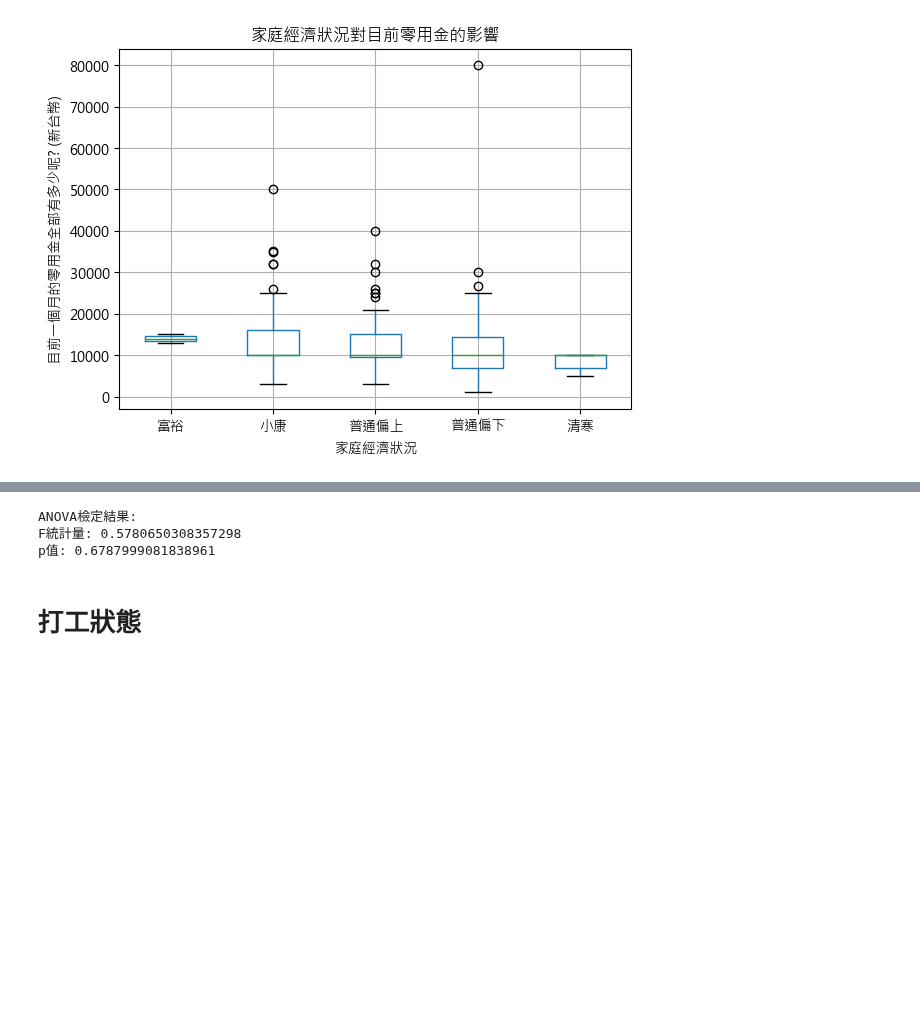
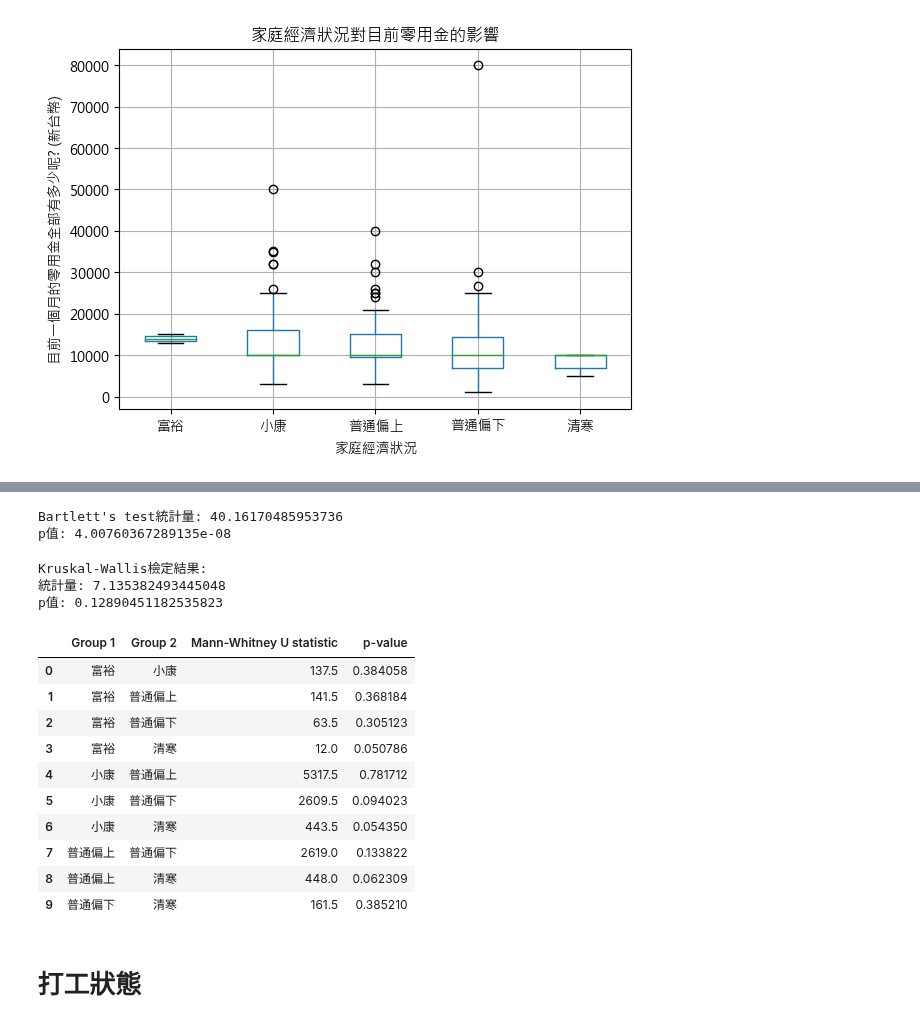
Before and after one commit to whats2000/coding-stuff-I-make-from-learning, a Jupyter notebook: Pythons/statistic/Pocket Money/PockerMoney.ipynb, the cells around one changed output, grey strips where cells are left out. Cells and saved outputs as stored; diff of their text form; code cells hidden in the pictures; blank space fills up the shorter version.

```diff
--- a/Pythons/statistic/Pocket Money/PockerMoney.ipynb
+++ b/Pythons/statistic/Pocket Money/PockerMoney.ipynb
@@ -97,23 +125,67 @@ plt.show()
+# %%
+from scipy.stats import bartlett
+
+# 獨立性檢定 - Bartlett's test
+data = [group['目前一個月 的零用金 全部 有多少呢?  \n*單位: 新台幣'] for name, group in df.groupby('家庭經濟狀況')]
+stat, p_value = bartlett(*data)
+print("Bartlett's test統計量:", stat)
+print("p值:", p_value)
+# %% [output]
+Bartlett's test統計量: 40.16170485953736
+p值: 4.00760367289135e-08
 # %%
-from scipy.stats import f_oneway
-
-# 比較不同家庭經濟狀況的受訪者之間的零用金水平
-economy_groups = df.groupby('家庭經濟狀況')
+from scipy.stats import kruskal
 
 # 提取每個群組的零用金資料
-group_data = [group['目前一個月 的零用金 全部 有多少呢?  \n*單位: 新台幣'] for name, group in economy_groups]
+data = [group['目前一個月 的零用金 全部 有多少呢?  \n*單位: 新台幣'] for name, group in df.groupby('家庭經濟狀況')]
 
-# 進行ANOVA檢定
-f_statistic, p_value = f_oneway(*group_data)
+# 進行Kruskal-Wallis檢定
+stat, p_value = kruskal(*data)
 
 # 輸出檢定結果
-print("ANOVA檢定結果:")
-print("F統計量:", f_statistic)
+print("Kruskal-Wallis檢定結果:")
+print("統計量:", stat)
 print("p值:", p_value)
 # %% [output]
-ANOVA檢定結果:
-F統計量: 0.5780650308357298
-p值: 0.6787999081838961
+Kruskal-Wallis檢定結果:
+統計量: 7.135382493445048
+p值: 0.12890451182535823
+# %%
+import pandas as pd
+from scipy.stats import mannwhitneyu
+
+# 進行兩兩比較的事後分析
+groups = df.groupby('家庭經濟狀況')
+
+# 建立空的資料框架
+results_df = pd.DataFrame(columns=['Group 1', 'Group 2', 'Mann-Whitney U statistic', 'p-value'])
+
+# 進行多重比較
+for name1, group1 in groups:
+    for name2, group2 in groups:
+        if name1 < name2:  # 避免重複比較
+            statistic, p_value = mannwhitneyu(group1['目前一個月 的零用金 全部 有多少呢?  \n*單位: 新台幣'], group2['目前一個月 的零用金 全部 有多少呢?  \n*單位: 新台幣'])
+
+            # 將結果加入資料框架
+            results_df = pd.concat([results_df, pd.DataFrame({'Group 1': [name1], 'Group 2': [name2], 'Mann-Whitney U statistic': [statistic], 'p-value': [p_value]})])
+
+# 重新設定索引
+results_df = results_df.reset_index(drop=True)
+
+# 顯示資料框架
+results_df
+# %% [output]
+|  | Group 1 | Group 2 | Mann-Whitney U statistic | p-value |
+| 0 | 富裕 | 小康 | 137.5 | 0.384058 |
+| 1 | 富裕 | 普通偏上 | 141.5 | 0.368184 |
+| 2 | 富裕 | 普通偏下 | 63.5 | 0.305123 |
+| 3 | 富裕 | 清寒 | 12.0 | 0.050786 |
+| 4 | 小康 | 普通偏上 | 5317.5 | 0.781712 |
+| 5 | 小康 | 普通偏下 | 2609.5 | 0.094023 |
+| 6 | 小康 | 清寒 | 443.5 | 0.054350 |
+| 7 | 普通偏上 | 普通偏下 | 2619.0 | 0.133822 |
+| 8 | 普通偏上 | 清寒 | 448.0 | 0.062309 |
+| 9 | 普通偏下 | 清寒 | 161.5 | 0.385210 |
 # %% [markdown]
 # 打工狀態
 # %%
```
Also changed, not shown: parts of 11 cells of this notebook.
